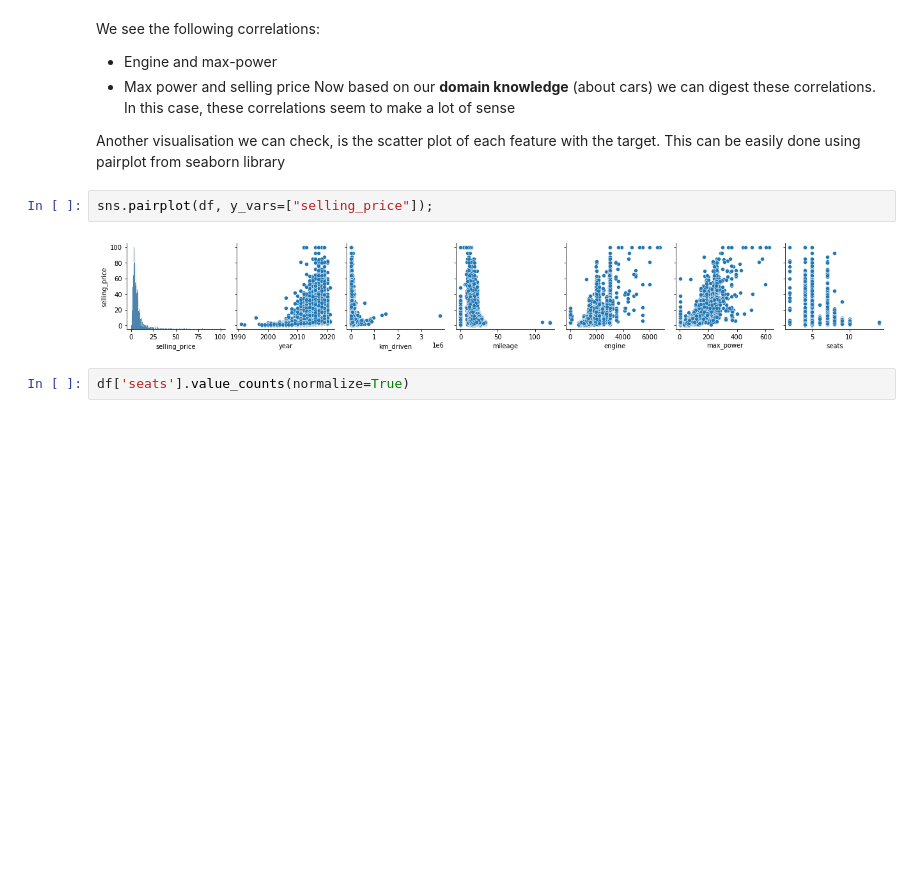
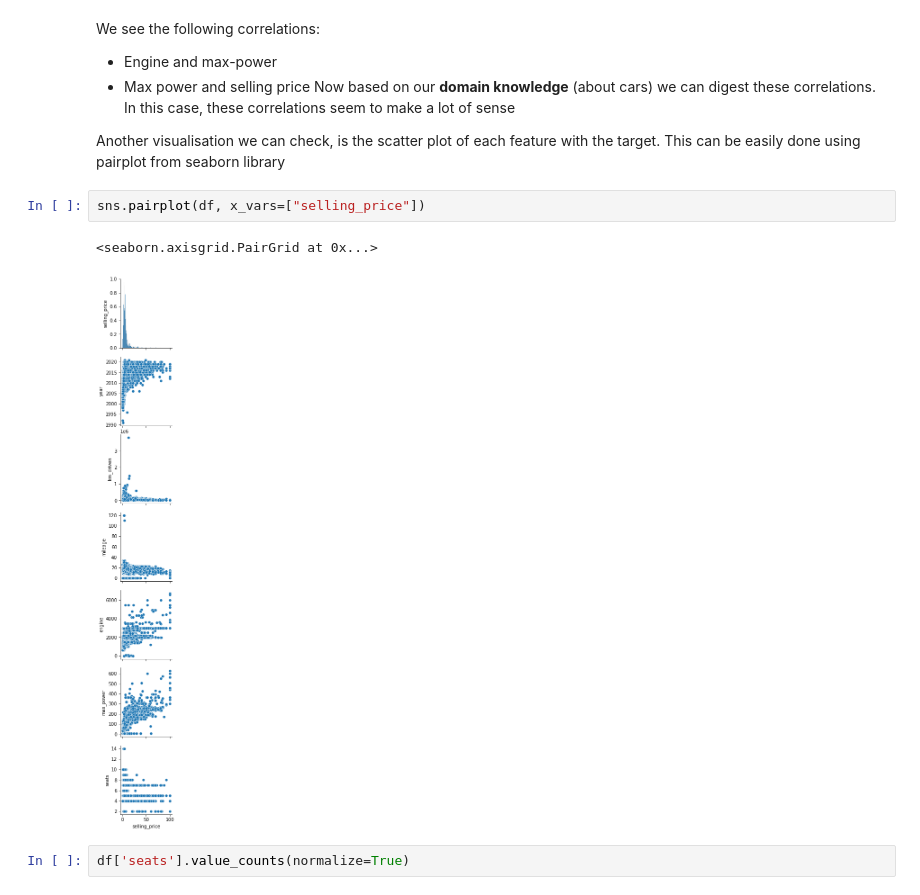
Before and after one commit to 28101991SUNNY/BusinessCase_Data_Exploration-, a Jupyter notebook: Car Price Predictions/CraPricePrediction_LinearRegression_1.ipynb, the cells around one changed output. Drawn from its saved outputs; the diff is of its cells as text; blank space fills up the shorter version.

```diff
--- a/Car Price Predictions/CraPricePrediction_LinearRegression_1.ipynb
+++ b/Car Price Predictions/CraPricePrediction_LinearRegression_1.ipynb
@@ -205,9 +210,10 @@ Now based on our **domain knowledge** (about cars) we can digest these correlati
 
 Another visualisation we can check, is the scatter plot of each feature with the target. This can be easily done using pairplot from seaborn library
 # %%
-sns.pairplot(df, y_vars=["selling_price"]);
+sns.pairplot(df, x_vars=["selling_price"])
 # %% [output]
+<seaborn.axisgrid.PairGrid at 0x...>
-[figure, old version]
+[figure, new version]
 # %%
 df['seats'].value_counts(normalize=True)
 # %% [output]
```
Also changed, not shown: parts of 20 cells of this notebook.
